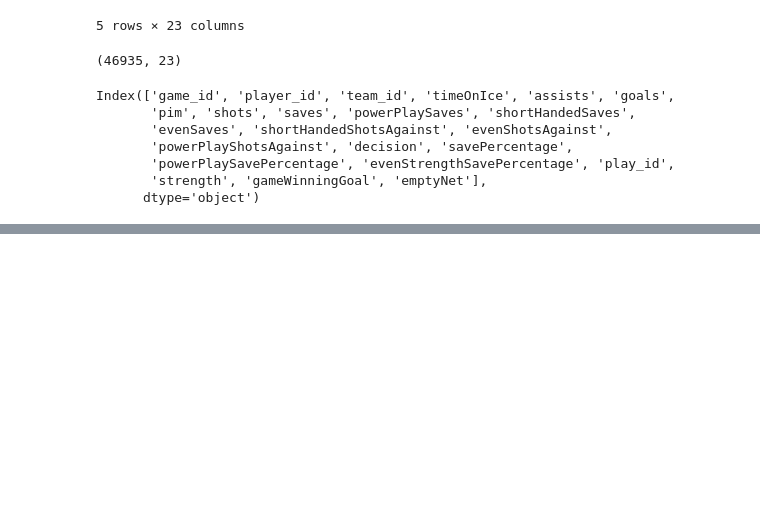
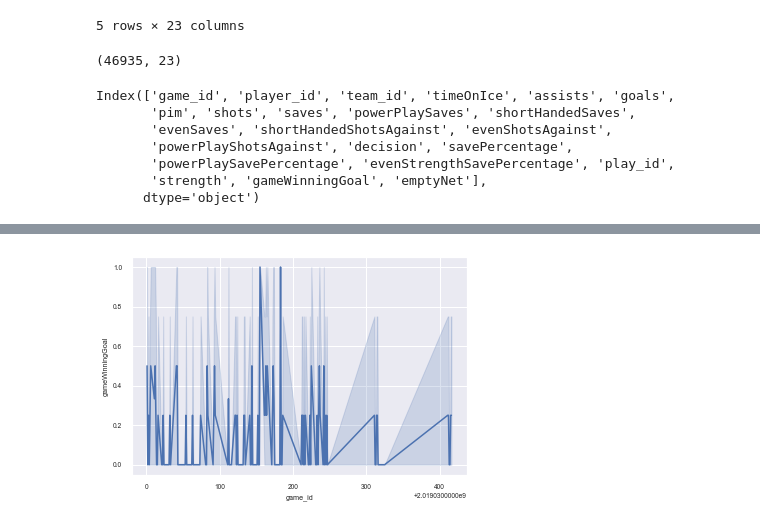
Before and after one commit to data301-2021-winter1/project-group56-project, a Jupyter notebook: notebooks/William notebook.ipynb, the cells around one changed output, grey strips where cells are left out. Saved outputs shown, nothing was run; the diff lists cells and outputs as text; code cells hidden in the pictures; blank space fills up the shorter version.

```diff
--- a/notebooks/William notebook.ipynb
+++ b/notebooks/William notebook.ipynb
@@ -109 +160,7 @@ dtype: int64
+# %%
+vis3 = sns.lineplot(data = nhlStats[nhlStats['game_id'] > 2.019030e+09], x='game_id', y = 'gameWinningGoal')
+
+#graph of game winning goals after 2019
+# %% [output]
+[figure, added]
 # %%
```
Also changed, not shown: parts of 10 cells of this notebook, 1 other file.
